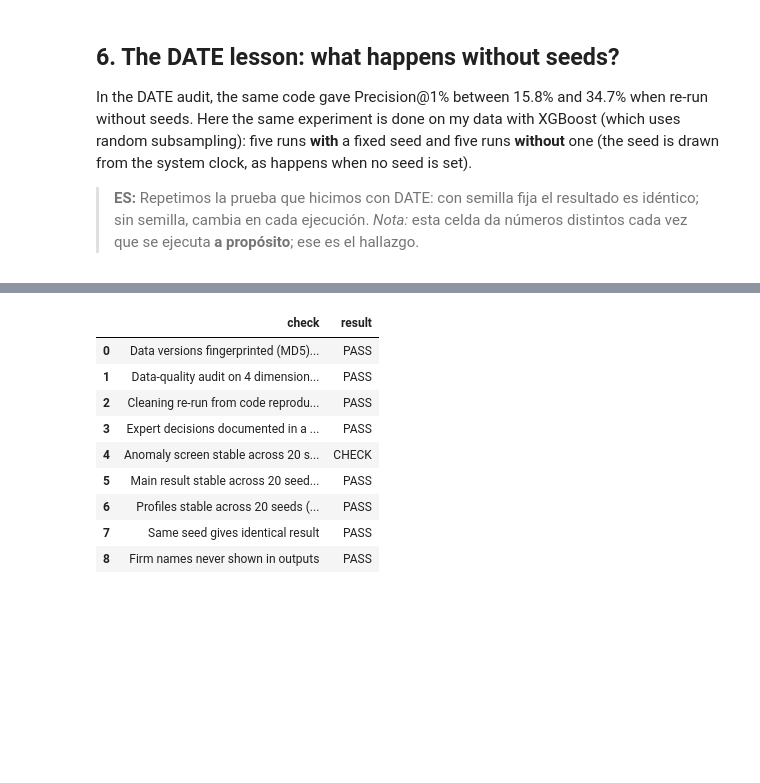
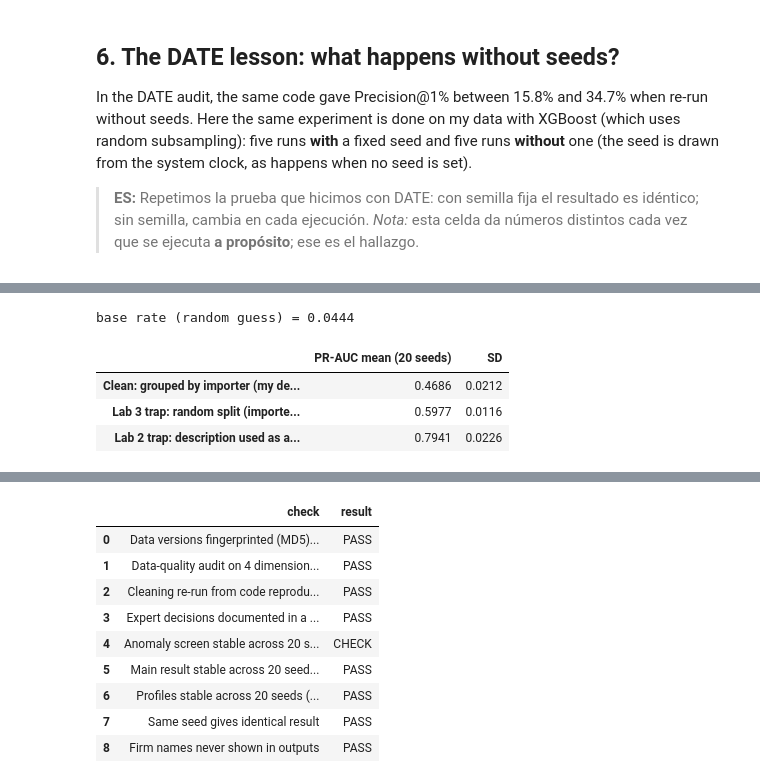
Before and after one commit to angelaacosta-byte/ANGELA-ACOSTA, a Jupyter notebook: AAT DELIVERABLES/6.Reproducibility_Audit_My_Data/D6_Data_Quality_and_Reproducibility_Audit.ipynb, the cells around one changed output, grey strips where cells are left out. Drawn from its saved outputs; the diff is of its cells as text; code cells hidden in the pictures; blank space fills up the shorter version.

```diff
--- a/AAT DELIVERABLES/6.Reproducibility_Audit_My_Data/D6_Data_Quality_and_Reproducibility_Audit.ipynb
+++ b/AAT DELIVERABLES/6.Reproducibility_Audit_My_Data/D6_Data_Quality_and_Reproducibility_Audit.ipynb
@@ -334,0 +350,36 @@ without seed  : [0.3569 0.4916 0.4928 0.4052 0.3997] -> range 0.357–0.493
+# %%
+from sklearn.feature_extraction.text import TfidfVectorizer
+from sklearn.model_selection import StratifiedKFold
+
+def make_lr(text=False):
+    parts = [('c', OneHotEncoder(handle_unknown='ignore', min_frequency=10), CAT),
+             ('n', Pipeline([('i', SimpleImputer(strategy='median')), ('s', StandardScaler())]), NUM)]
+    if text:   # LEAKY: the description contains the very words that define the label
+        parts.append(('t', TfidfVectorizer(min_df=3), 'desc'))
+    return Pipeline([('pre', ColumnTransformer(parts)),
+                     ('clf', LogisticRegression(max_iter=3000, class_weight='balanced', C=0.5))])
+
+m['desc'] = t_fin
+def cv_prauc(seed, grouped=True, text=False):
+    splitter = StratifiedGroupKFold(5, shuffle=True, random_state=seed) if grouped else StratifiedKFold(5, shuffle=True, random_state=seed)
+    sc = []
+    for tr, te in splitter.split(m, y, groups if grouped else None):
+        p = make_lr(text).fit(m.iloc[tr], y.iloc[tr])
+        sc.append(average_precision_score(y.iloc[te], p.predict_proba(m.iloc[te])[:, 1]))
+    return np.mean(sc)
+
+lab = pd.DataFrame({
+    'Clean: grouped by importer (my design)': [cv_prauc(s) for s in seeds],
+    'Lab 3 trap: random split (importer twins)': [cv_prauc(s, grouped=False) for s in seeds],
+    'Lab 2 trap: description used as a feature (leak)': [cv_prauc(s, text=True) for s in seeds]})
+summary = lab.agg(['mean', 'std']).T.round(4)
+summary.columns = ['PR-AUC mean (20 seeds)', 'SD']
+summary.to_csv(OUT / 'table5_session6_traps.csv')
+print(f'base rate (random guess) = {y.mean():.4f}')
+summary
+# %% [output]
+base rate (random guess) = 0.0444
+|  | PR-AUC mean (20 seeds) | SD |
+| Clean: grouped by importer (my de... | 0.4686 | 0.0212 |
+| Lab 3 trap: random split (importe... | 0.5977 | 0.0116 |
+| Lab 2 trap: description used as a... | 0.7941 | 0.0226 |
```
Also changed, not shown: parts of 13 cells of this notebook, 3 other files.
